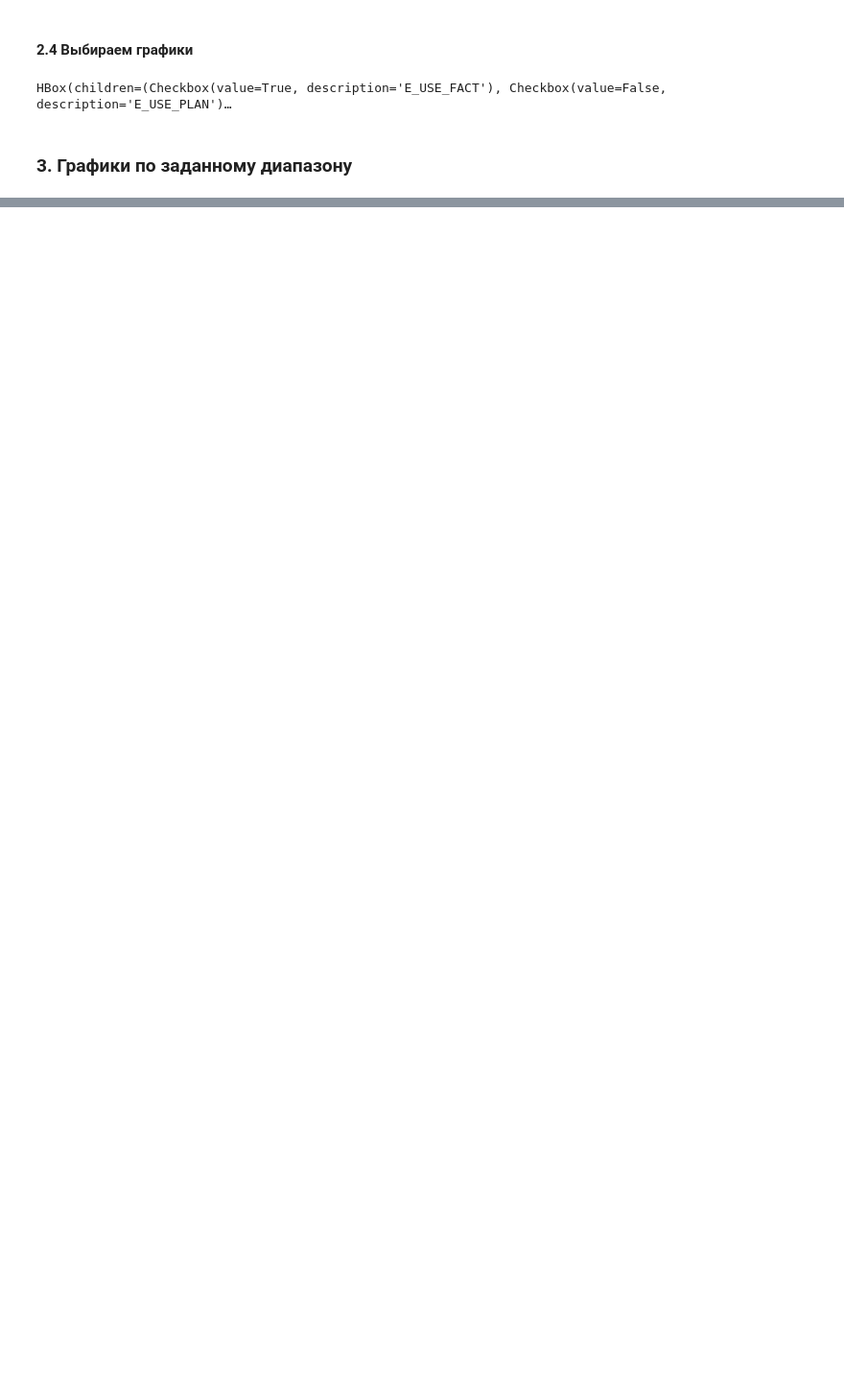
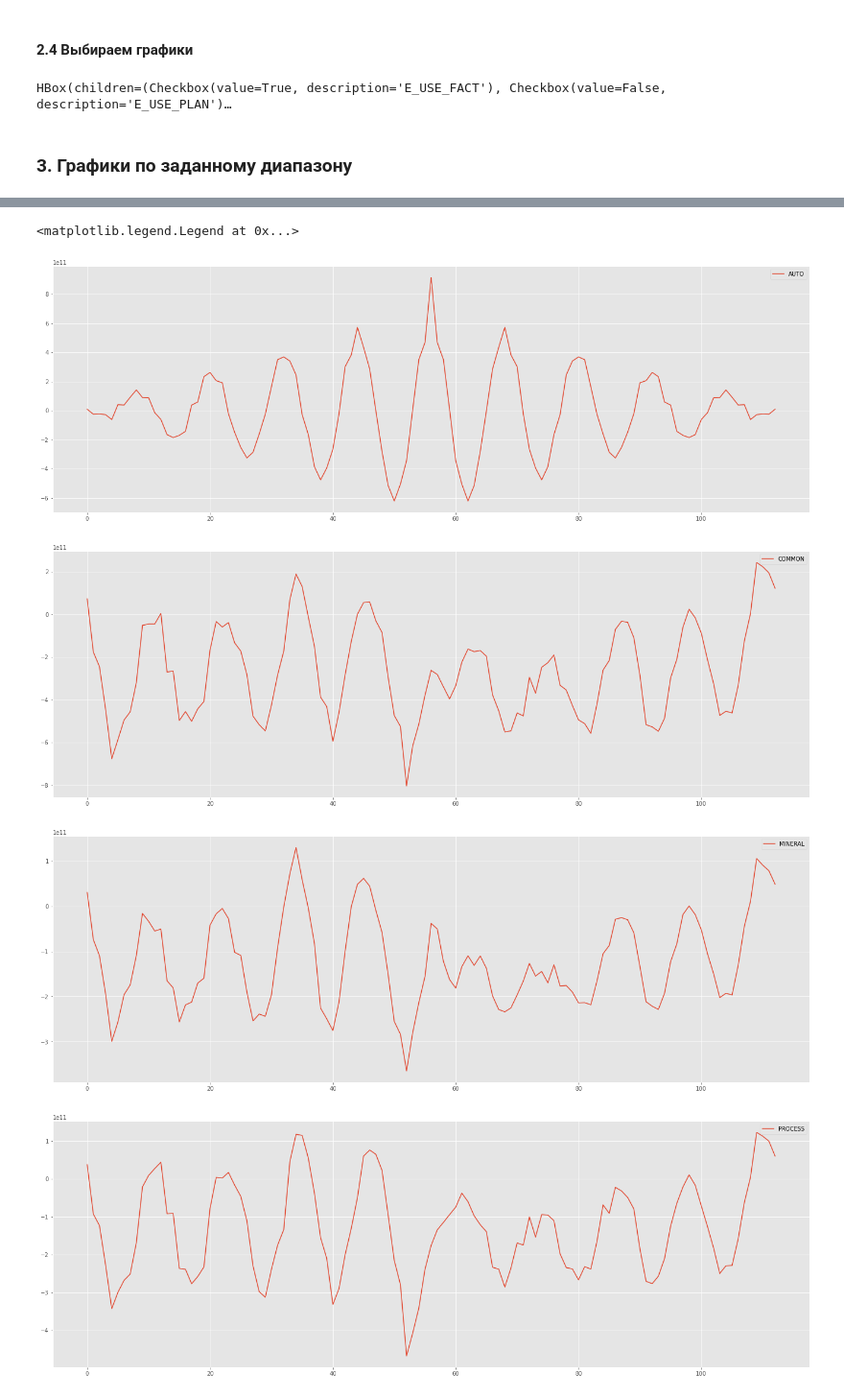
Before and after one commit to akhmetovcr/inn_btg_final, a Jupyter notebook: test_algorithm.ipynb, the cells around one changed output, grey strips where cells are left out. Shown at 96% size. Cells and saved outputs as stored; diff of their text form; code cells hidden in the pictures; blank space fills up the shorter version.

```diff
--- a/test_algorithm.ipynb
+++ b/test_algorithm.ipynb
@@ -312,0 +327,28 @@ plt.show()
+# %%
+from scipy.signal import correlate
+
+plt.figure()
+plt.plot(correlate(df_month['E_USE_FACT'], df_month['E_USE_FACT']), label='AUTO')
+plt.legend()
+
+plt.figure()
+plt.plot(correlate(df_month['E_USE_FACT'], oes_ural['COMMON']), label='COMMON')
+plt.legend()
+
+plt.figure()
+plt.plot(correlate(df_month['E_USE_FACT'], oes_ural['MINERAL']), label='MINERAL')
+plt.legend()
+
+plt.figure()
+plt.plot(correlate(df_month['E_USE_FACT'], oes_ural['PROCESS']), label='PROCESS')
+plt.legend()
+
+plt.figure()
+plt.plot(correlate(df_month['E_USE_FACT'], oes_ural['UTILITIES']), label='UTILITIES')
+plt.legend()
+# %% [output]
+<matplotlib.legend.Legend at 0x...>
+[figure, added]
+[figure, added]
+[figure, added]
+[figure, added]
```
Also changed, not shown: parts of 13 cells of this notebook, 1 other file.
